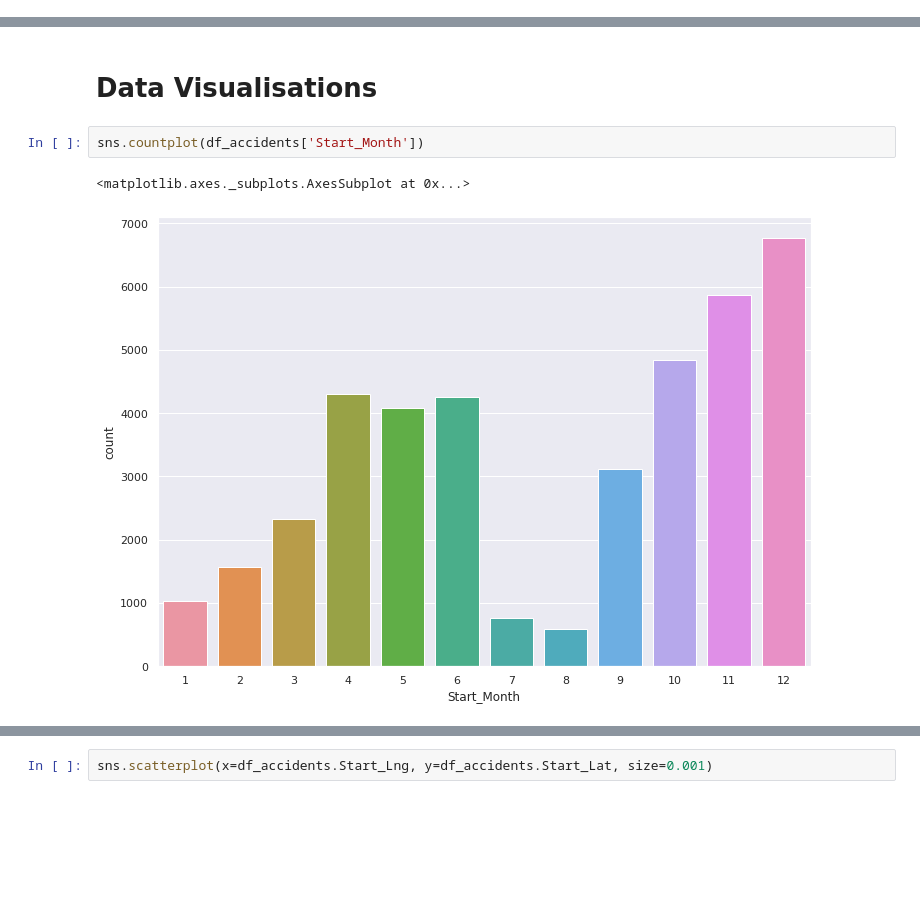
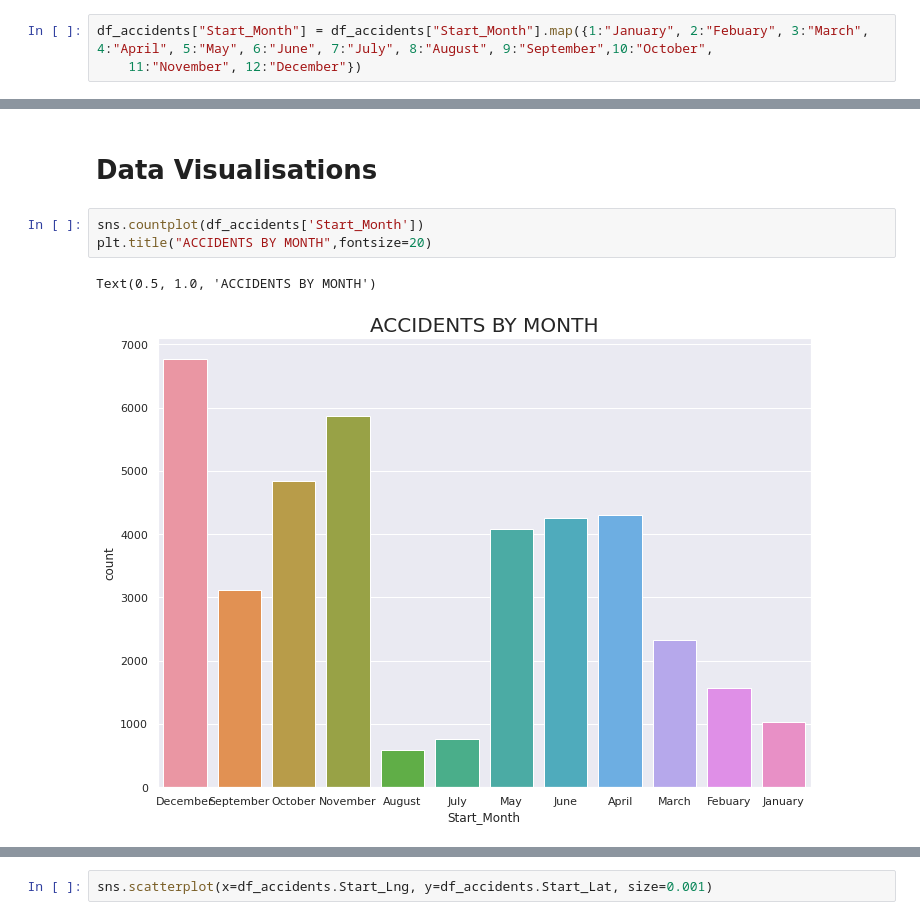
Before and after one commit to bmatore/inft6201, a Jupyter notebook: Data_Analysis_Report_Group_12.ipynb, the cells around one changed output, grey strips where cells are left out. Cells and saved outputs as stored; diff of their text form; blank space fills up the shorter version.

```diff
--- a/Data_Analysis_Report_Group_12.ipynb
+++ b/Data_Analysis_Report_Group_12.ipynb
@@ -89,6 +89,9 @@ df_accidents['End_Hour'] = pd.to_datetime(df_accidents['End_Time'], format='%H:%
 # %%
 df_accidents['Start_Month'] = pd.to_datetime(df_accidents['Start_Date']).dt.month
 df_accidents['End_Month'] = pd.to_datetime(df_accidents['End_Date']).dt.month
+# %%
+df_accidents["Start_Month"] = df_accidents["Start_Month"].map({1:"January", 2:"Febuary", 3:"March", 4:"April", 5:"May", 6:"June", 7:"July", 8:"August", 9:"September",10:"October",
+    11:"November", 12:"December"})
 # %%
 df_accidents['County'].nunique()
 # %% [output]
@@ -112,8 +115,9 @@ array(['Oneida', 'Bronx', 'Niagara', 'Orange', 'Westchester', 'Erie',
 # Data Visualisations
 # %%
 sns.countplot(df_accidents['Start_Month'])
+plt.title("ACCIDENTS BY MONTH",fontsize=20)
 # %% [output]
-<matplotlib.axes._subplots.AxesSubplot at 0x...>
+Text(0.5, 1.0, 'ACCIDENTS BY MONTH')
-[figure, old version]
+[figure, new version]
 # %%
 sns.countplot(df_accidents['Start_Hour'])
```
Also changed, not shown: parts of 5 cells of this notebook.
